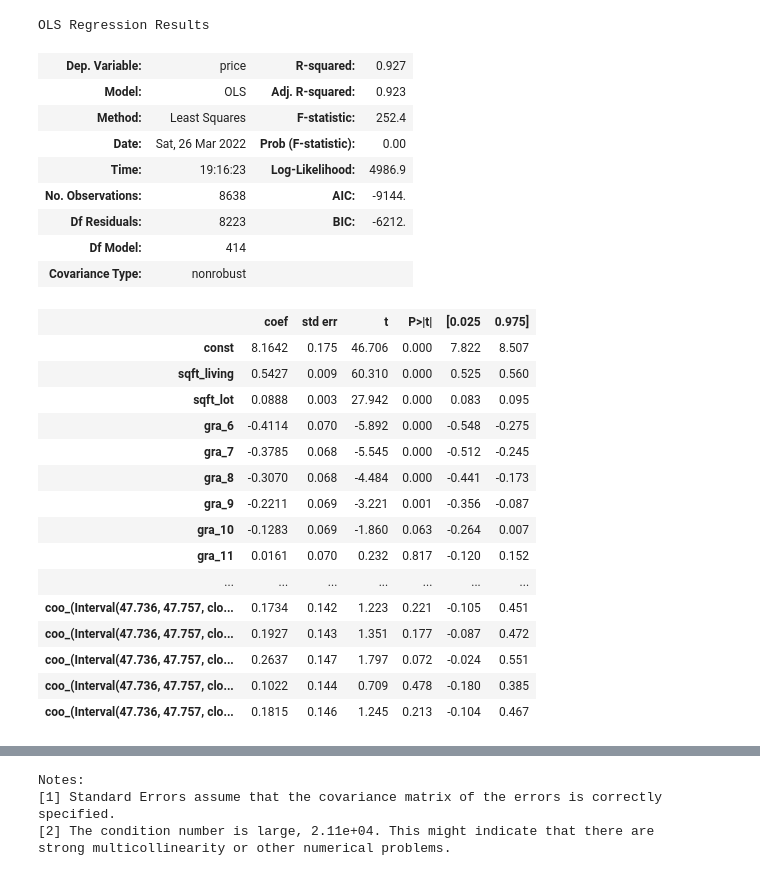
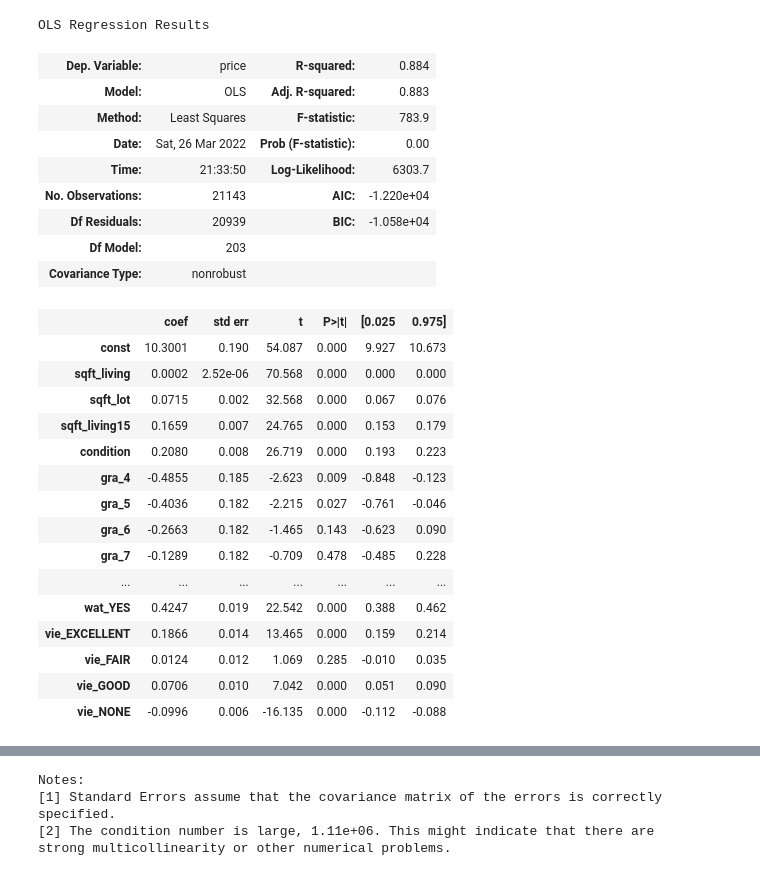
Before and after one commit to schahmatist/Phase-2-Flatiron-Project, a Jupyter notebook: Building all columns model.ipynb, the cells around one changed output, grey strips where cells are left out. Drawn from its saved outputs; the diff is of its cells as text; code cells hidden in the pictures.

Commit message:
cleanup of the model

```diff
--- a/Building all columns model.ipynb
+++ b/Building all columns model.ipynb
@@ -51,8 +51,13 @@ def hot_encode (data, directions):
 df=pd.read_csv('data/kc_house_data.csv', index_col=0)
 
 # initial cleaning operations (dropping columns, splitting , etc)
-df.drop(columns=["waterfront",'view'],inplace=True)
+#df.drop(columns=["waterfront",'view'],inplace=True)
+#df.drop(columns=["waterfront"],inplace=True)
+
 df["grade"]=df["grade"].map(lambda x: x.split()[0]).astype(int)
 df['condition'] = df['condition'].apply(enum_category)
+
+
+#df[df['waterfront']=='YES']
 # %%
 # Prepairing data
@@ -101,70 +112,70 @@ df['coord_range'].nunique()
 # %%
 #num=df.select_dtypes(include=[np.number]).drop("price", axis=1)
+price=df[["price"]]
 
-cont=["sqft_living", 'sqft_lot']
-cat=[ "grade",  'bedrooms',  'floors', 'condition','yr_built','after_1980','renovated','coord_range']
+other=[]
+cont=["sqft_living", 'sqft_lot', 'sqft_living15']
+cat=[ "grade", 'zipcode', 'yr_built','waterfront','view']
 
 
 #cont=["sqft_living"]
-#cat=[ 'grade', 'coord_range', 'bedrooms']
-
+#cat=[ 'grade', 'zipcode', 'view', 'waterfront','yr_built']
 
 
 data_fin=pd.DataFrame([])
-price=df[["price"]]
-asis=[['basement']]
+
+
+asis=df[other]
 # %%
 # Log transform and normalize
 for col in cont:
     data_fin[col]=log_and_normalize(df[col], 'log', 0)
 
-#data_fin["sqft_living"]=log_and_normalize(df["sqft_living"], 'log', 0)
-#data_fin["lat"]=log_and_normalize(df["lat"], 'nolog', 0)
-#data_fin["yr_built"]=log_and_normalize(df["yr_built"], 'nolog', 0)
-price=log_and_normalize(df["price"], 'log', 0)
+data_fin["sqft_living"]=log_and_normalize(df["sqft_living"], 'nolog', 0)
+data_fin["sqft_lot"]=log_and_normalize(df["sqft_lot"], 'log', 0)
+data_fin["condition"]=log_and_normalize(df["condition"], 'log', 0)
+price=log_and_normalize(price, 'log', 0)
 # %%
 # One hot encode categoricals
 for col in cat:
     new_cols=hot_encode(df[col], 'yes')
     data_fin = pd.concat([data_fin, new_cols], axis=1)
 # %%
-data_fin = pd.concat([price, data_fin], axis=1)
+data_fin = pd.concat([price, data_fin, asis], axis=1)
 
 #pd.plotting.scatter_matrix(data_fin,figsize  = [14, 14]);
 # %%
-pd.options.display.float_format = '{:,}'.format
+#Create OLS MODEL
 
 pred=data_fin.drop(columns=["price"]).copy()
-
-
 
 pred_int = sm.add_constant(pred)
 model = sm.OLS(price,pred_int).fit()
 model.summary()
 # %% [output]
 OLS Regression Results
-| Dep. Variable: | price | R-squared: | 0.927 |
-| Model: | OLS | Adj. R-squared: | 0.923 |
-| Method: | Least Squares | F-statistic: | 252.4 |
+| Dep. Variable: | price | R-squared: | 0.884 |
+| Model: | OLS | Adj. R-squared: | 0.883 |
+| Method: | Least Squares | F-statistic: | 783.9 |
 | Date: | Sat, 26 Mar 2022 | Prob (F-statistic): | 0.00 |
-| Time: | 19:16:23 | Log-Likelihood: | 4986.9 |
-| No. Observations: | 8638 | AIC: | -9144. |
-| Df Residuals: | 8223 | BIC: | -6212. |
-| Df Model: | 414 |  |  |
+| Time: | 21:33:50 | Log-Likelihood: | 6303.7 |
+| No. Observations: | 21143 | AIC: | -1.220e+04 |
+| Df Residuals: | 20939 | BIC: | -1.058e+04 |
+| Df Model: | 203 |  |  |
 | Covariance Type: | nonrobust |  |  |
 |  | coef | std err | t | P>|t| | [0.025 | 0.975] |
-| const | 8.1642 | 0.175 | 46.706 | 0.000 | 7.822 | 8.507 |
-| sqft_living | 0.5427 | 0.009 | 60.310 | 0.000 | 0.525 | 0.560 |
-| sqft_lot | 0.0888 | 0.003 | 27.942 | 0.000 | 0.083 | 0.095 |
-| gra_6 | -0.4114 | 0.070 | -5.892 | 0.000 | -0.548 | -0.275 |
-| gra_7 | -0.3785 | 0.068 | -5.545 | 0.000 | -0.512 | -0.245 |
-| gra_8 | -0.3070 | 0.068 | -4.484 | 0.000 | -0.441 | -0.173 |
-| gra_9 | -0.2211 | 0.069 | -3.221 | 0.001 | -0.356 | -0.087 |
-| gra_10 | -0.1283 | 0.069 | -1.860 | 0.063 | -0.264 | 0.007 |
-| gra_11 | 0.0161 | 0.070 | 0.232 | 0.817 | -0.120 | 0.152 |
+| const | 10.3001 | 0.190 | 54.087 | 0.000 | 9.927 | 10.673 |
+| sqft_living | 0.0002 | 2.52e-06 | 70.568 | 0.000 | 0.000 | 0.000 |
+| sqft_lot | 0.0715 | 0.002 | 32.568 | 0.000 | 0.067 | 0.076 |
+| sqft_living15 | 0.1659 | 0.007 | 24.765 | 0.000 | 0.153 | 0.179 |
+| condition | 0.2080 | 0.008 | 26.719 | 0.000 | 0.193 | 0.223 |
+| gra_4 | -0.4855 | 0.185 | -2.623 | 0.009 | -0.848 | -0.123 |
+| gra_5 | -0.4036 | 0.182 | -2.215 | 0.027 | -0.761 | -0.046 |
+| gra_6 | -0.2663 | 0.182 | -1.465 | 0.143 | -0.623 | 0.090 |
+| gra_7 | -0.1289 | 0.182 | -0.709 | 0.478 | -0.485 | 0.228 |
 | ... | ... | ... | ... | ... | ... | ... |
-| coo_(Interval(47.736, 47.757, clo... | 0.1734 | 0.142 | 1.223 | 0.221 | -0.105 | 0.451 |
-| coo_(Interval(47.736, 47.757, clo... | 0.1927 | 0.143 | 1.351 | 0.177 | -0.087 | 0.472 |
-| coo_(Interval(47.736, 47.757, clo... | 0.2637 | 0.147 | 1.797 | 0.072 | -0.024 | 0.551 |
-| coo_(Interval(47.736, 47.757, clo... | 0.1022 | 0.144 | 0.709 | 0.478 | -0.180 | 0.385 |
-| coo_(Interval(47.736, 47.757, clo... | 0.1815 | 0.146 | 1.245 | 0.213 | -0.104 | 0.467 |
+| wat_YES | 0.4247 | 0.019 | 22.542 | 0.000 | 0.388 | 0.462 |
+| vie_EXCELLENT | 0.1866 | 0.014 | 13.465 | 0.000 | 0.159 | 0.214 |
+| vie_FAIR | 0.0124 | 0.012 | 1.069 | 0.285 | -0.010 | 0.035 |
+| vie_GOOD | 0.0706 | 0.010 | 7.042 | 0.000 | 0.051 | 0.090 |
+| vie_NONE | -0.0996 | 0.006 | -16.135 | 0.000 | -0.112 | -0.088 |
@@ -175,6 +186,6 @@ OLS Regression Results
 Notes:
 [1] Standard Errors assume that the covariance matrix of the errors is correctly specified.
-[2] The condition number is large, 2.11e+04. This might indicate that there are
+[2] The condition number is large, 1.11e+06. This might indicate that there are
 strong multicollinearity or other numerical problems.
 # %%
 sales_pred = model.predict()
```
Also changed, not shown: parts of 9 cells of this notebook, 2 other files.
